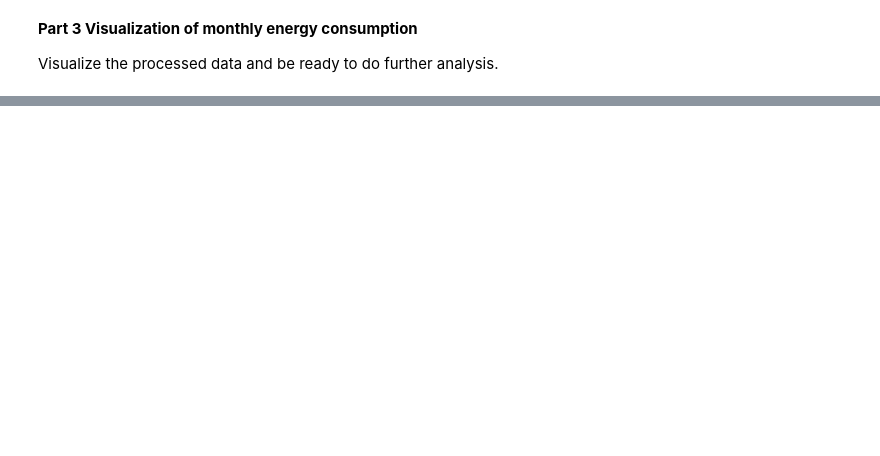
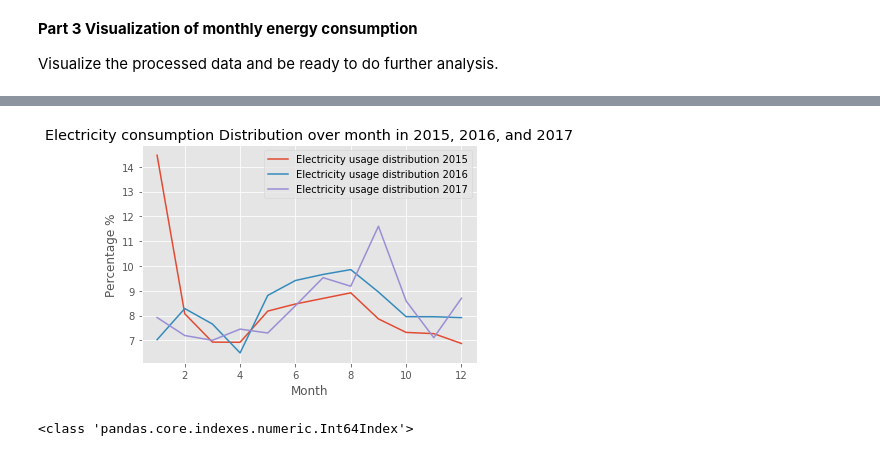
Before and after one commit to CS506-Spring2018-Project/CS506-Spring18-Project, a Jupyter notebook: CS506_Initial_Analysis_Report.ipynb, the cells around one changed output, grey strips where cells are left out. Saved outputs shown, nothing was run; the diff lists cells and outputs as text; code cells hidden in the pictures; blank space fills up the shorter version.

```diff
--- a/CS506_Initial_Analysis_Report.ipynb
+++ b/CS506_Initial_Analysis_Report.ipynb
@@ -595,0 +610,37 @@ Visualize the processed data and be ready to do further analysis.
+# %%
+# Electricity Distribution
+month = np.array([1, 2, 3, 4, 5, 6, 7, 8, 9, 10, 11, 12])
+fig, ax = plt.subplots(1, 1)
+ax.plot(month, E_dstri_2015_Norm*100, ms = 5, label = 'Electricity usage distribution 2015')
+ax.plot(month, E_dstri_2016_Norm*100, ms = 5, label = 'Electricity usage distribution 2016')
+ax.plot(month, E_dstri_2017_Norm*100, ms = 5, label = 'Electricity usage distribution 2017')
+
+plt.legend(loc='upper right')
+plt.title('Electricity consumption Distribution over month in 2015, 2016, and 2017')
+plt.ylabel('Percentage %')
+plt.xlabel('Month')
+plt.show()
+# %% [output]
+[figure, added]
+# %%
+# Sample building
+
+#2015: 192
+buildingName_2015 = "Building A"
+building_2015_sample_G = df2015_BU.loc[192, MonthColumnList_G]
+building_2015_sample_E = df2015_BU.loc[192, MonthColumnList_E]
+
+
+#2016: 306
+buildingName_2016 = "Building B"
+building_2016_sample_G = df2016_BU.loc[172, MonthColumnList_G]
+building_2016_sample_E = df2016_BU.loc[172, MonthColumnList_E]
+
+#2017: 1689 (2017 The row index is string)
+buildingName_2017 = "Building C"
+building_2017_sample_G = df2017_BU.loc['1689', MonthColumnList_G]
+building_2017_sample_E = df2017_BU.loc['1689', MonthColumnList_E]
+
+print(type(df2016_BU.index))
+# %% [output]
+<class 'pandas.core.indexes.numeric.Int64Index'>
```
Also changed, not shown: parts of 8 cells of this notebook, 1 other file.
